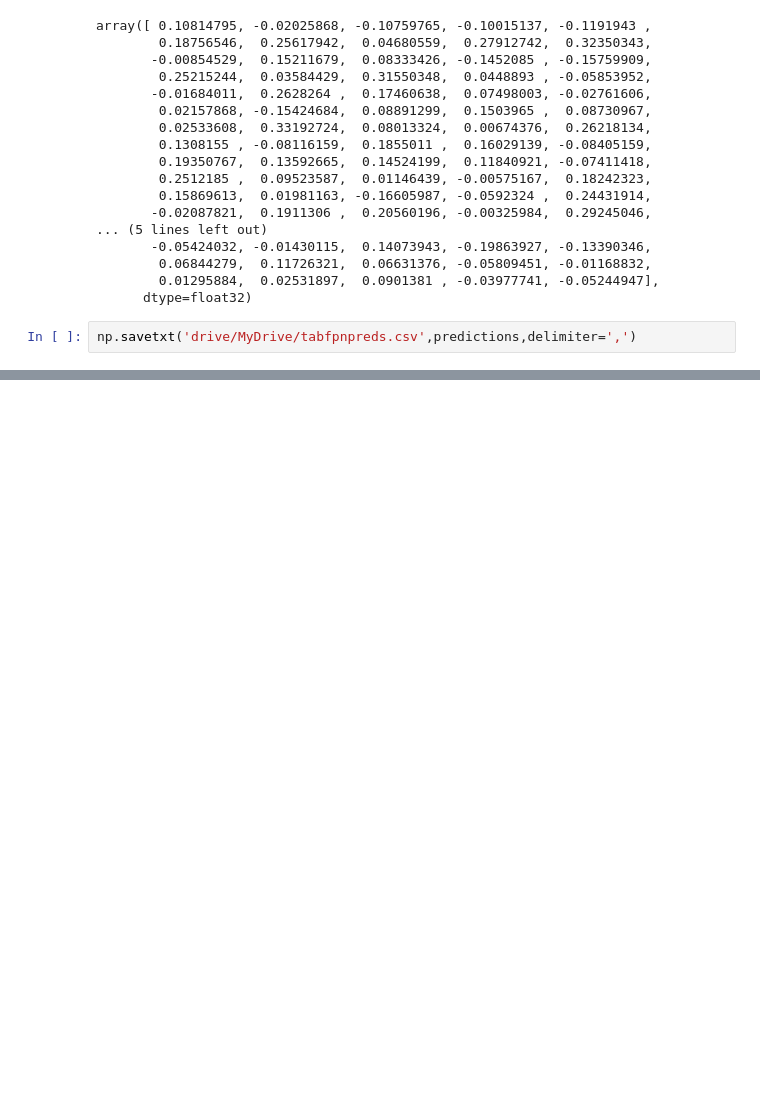
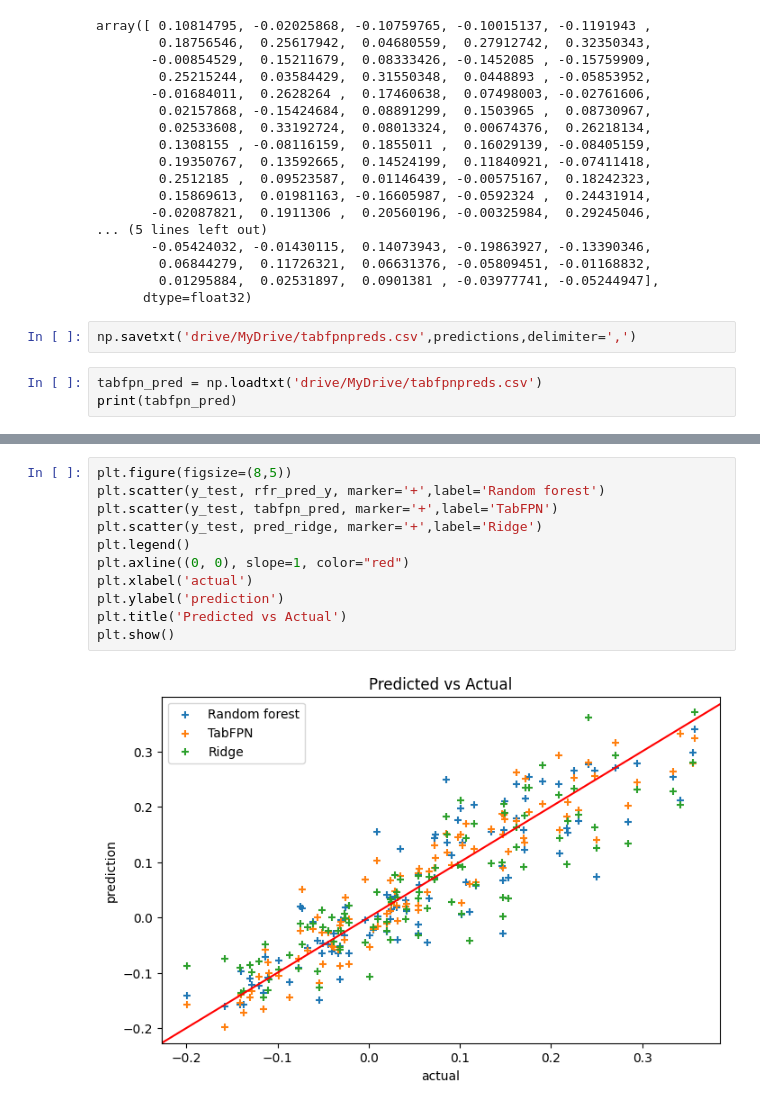
Before and after one commit to jojoroy/Data-Science, a Jupyter notebook: Regression_task.ipynb, the cells around one changed output, grey strips where cells are left out. Saved outputs shown, nothing was run; the diff lists cells and outputs as text; blank space fills up the shorter version.

Commit message:
Predictions vs actual graph

```diff
--- a/Regression_task.ipynb
+++ b/Regression_task.ipynb
@@ -440,3 +443,6 @@ array([ 0.10814795, -0.02025868, -0.10759765, -0.10015137, -0.1191943 ,
       dtype=float32)
 # %%
 np.savetxt('drive/MyDrive/tabfpnpreds.csv',predictions,delimiter=',')
+# %%
+tabfpn_pred = np.loadtxt('drive/MyDrive/tabfpnpreds.csv')
+print(tabfpn_pred)
@@ -442,0 +467,13 @@ np.savetxt('drive/MyDrive/tabfpnpreds.csv',predictions,delimiter=',')
+# %%
+plt.figure(figsize=(8,5))
+plt.scatter(y_test, rfr_pred_y, marker='+',label='Random forest')
+plt.scatter(y_test, tabfpn_pred, marker='+',label='TabFPN')
+plt.scatter(y_test, pred_ridge, marker='+',label='Ridge')
+plt.legend()
+plt.axline((0, 0), slope=1, color="red")
+plt.xlabel('actual')
+plt.ylabel('prediction')
+plt.title('Predicted vs Actual')
+plt.show()
+# %% [output]
+[figure, added]
```
Also changed, not shown: parts of 2 cells of this notebook.
